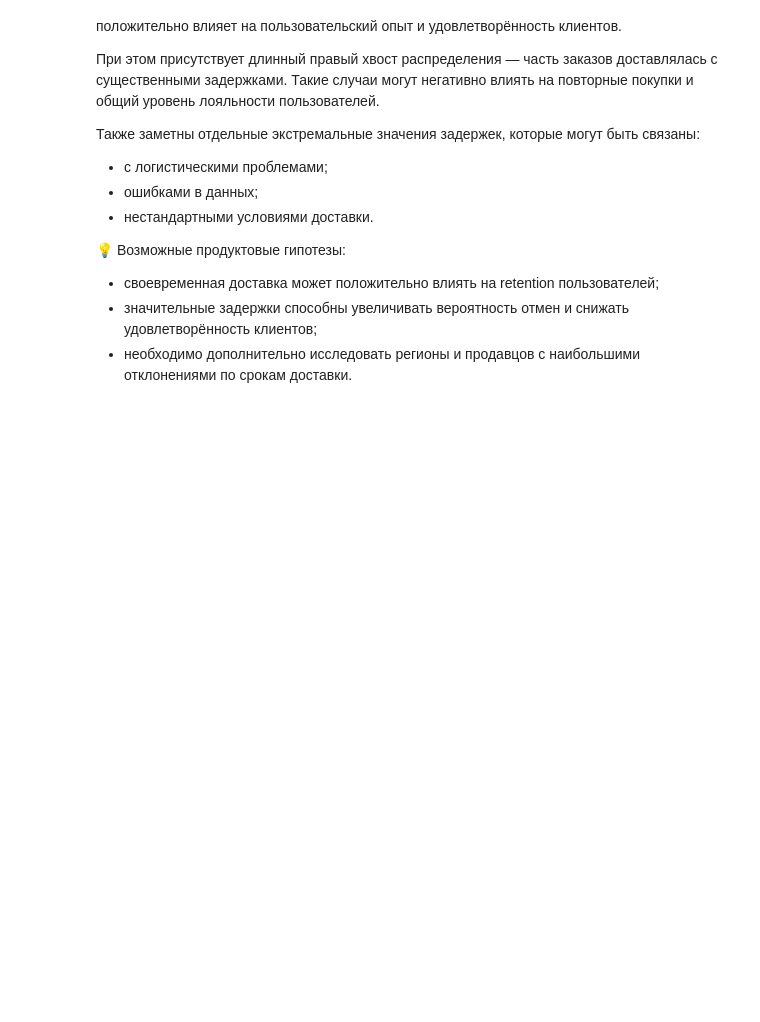
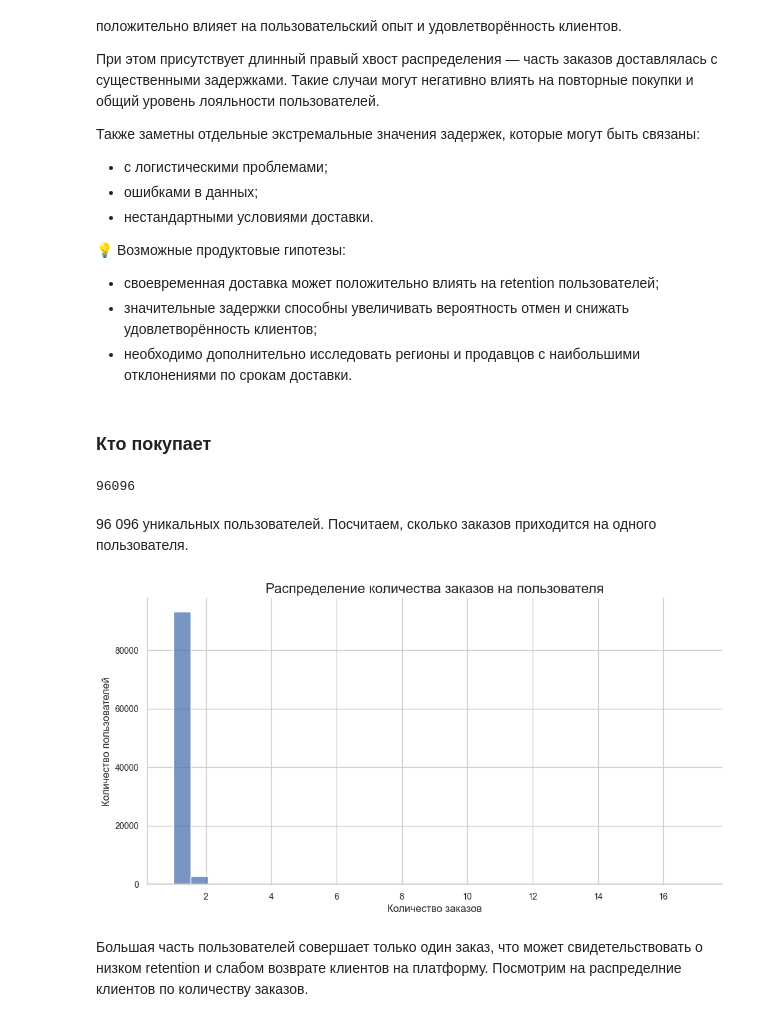
Before and after one commit to Malentaaa/product-analytics-project, a Jupyter notebook: project.ipynb, the cells around one changed output. Cells and saved outputs as stored; diff of their text form; code cells hidden in the pictures; blank space fills up the shorter version.

Commit message:
добавлен анализ кто покупает и как платят

```diff
--- a/project.ipynb
+++ b/project.ipynb
@@ -431,3 +431,39 @@ plt.show()
 - своевременная доставка может положительно влиять на retention пользователей;
 - значительные задержки способны увеличивать вероятность отмен и снижать удовлетворённость клиентов;
 - необходимо дополнительно исследовать регионы и продавцов с наибольшими отклонениями по срокам доставки.
+# %% [markdown]
+### Кто покупает
+# %%
+customers['customer_unique_id'].nunique()
+# %% [output]
+96096
+# %% [markdown]
+96 096 уникальных пользователей. Посчитаем, сколько заказов приходится на одного пользователя.
+# %%
+customer_orders = orders.merge(
+    customers,
+    on='customer_id',
+    how='left'
+)
+# %%
+orders_per_user = customer_orders.groupby(
+    'customer_unique_id'
+)['order_id'].count()
+# %%
+plt.figure(figsize=(12,6))
+
+sns.histplot(
+    orders_per_user,
+    bins=30
+)
+
+plt.title('Распределение количества заказов на пользователя')
+plt.xlabel('Количество заказов')
+plt.ylabel('Количество пользователей')
+
+sns.despine()
+plt.show()
+# %% [output]
+[figure, added]
+# %% [markdown]
+Большая часть пользователей совершает только один заказ, что может свидетельствовать о низком retention и слабом возврате клиентов на платформу. Посмотрим на распределние клиентов по количеству заказов.
```
Also changed, not shown: parts of 17 cells of this notebook.
